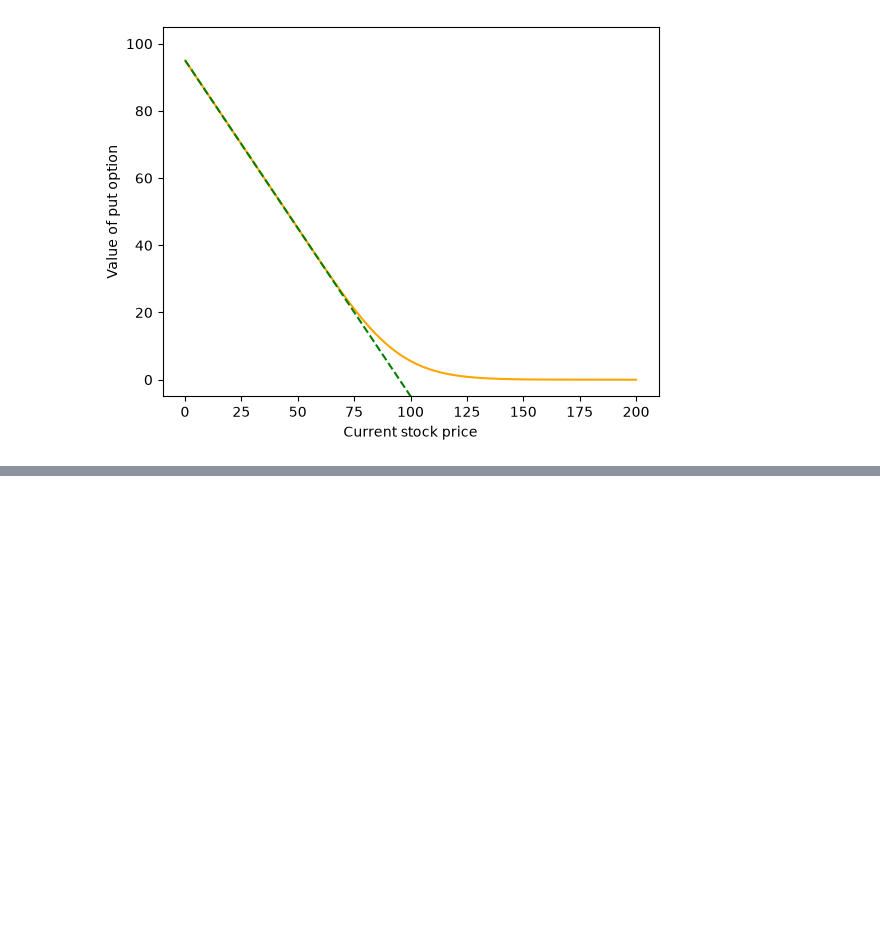
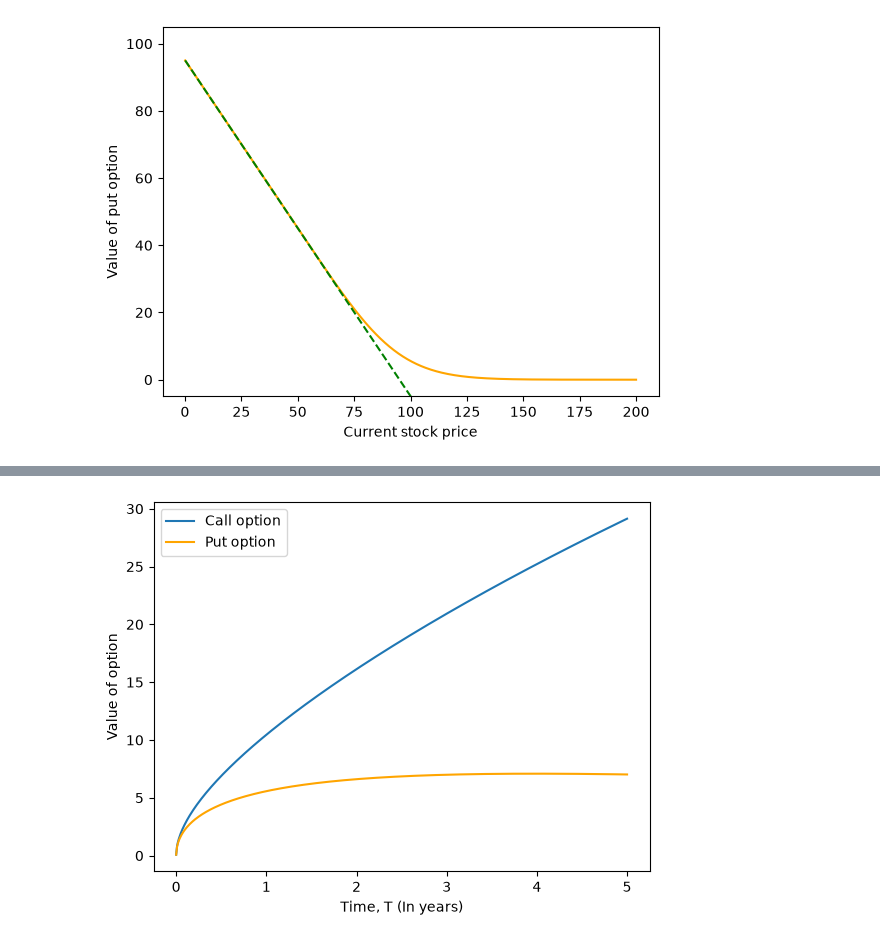
Before and after one commit to Enthus3d/options-pricing, a Jupyter notebook: notebooks/analytical_pricer.ipynb, the cells around one changed output, grey strips where cells are left out. Drawn from its saved outputs; the diff is of its cells as text; code cells hidden in the pictures; blank space fills up the shorter version.

```diff
--- a/notebooks/analytical_pricer.ipynb
+++ b/notebooks/analytical_pricer.ipynb
@@ -93,0 +127,12 @@ plt.show()
+# %%
+T_values = np.linspace(0.0001,5,500)
+
+plt.figure()
+plt.plot(T_values, bs_call(S, K, T_values, r, sigma), label = "Call option")
+plt.plot(T_values, bs_put(S, K, T_values, r, sigma), color = 'orange', label = "Put option")
+plt.xlabel('Time, T (In years)')
+plt.ylabel("Value of option")
+plt.legend()
+plt.show()
+# %% [output]
+[figure, added]
```
Also changed, not shown: parts of 8 cells of this notebook.
